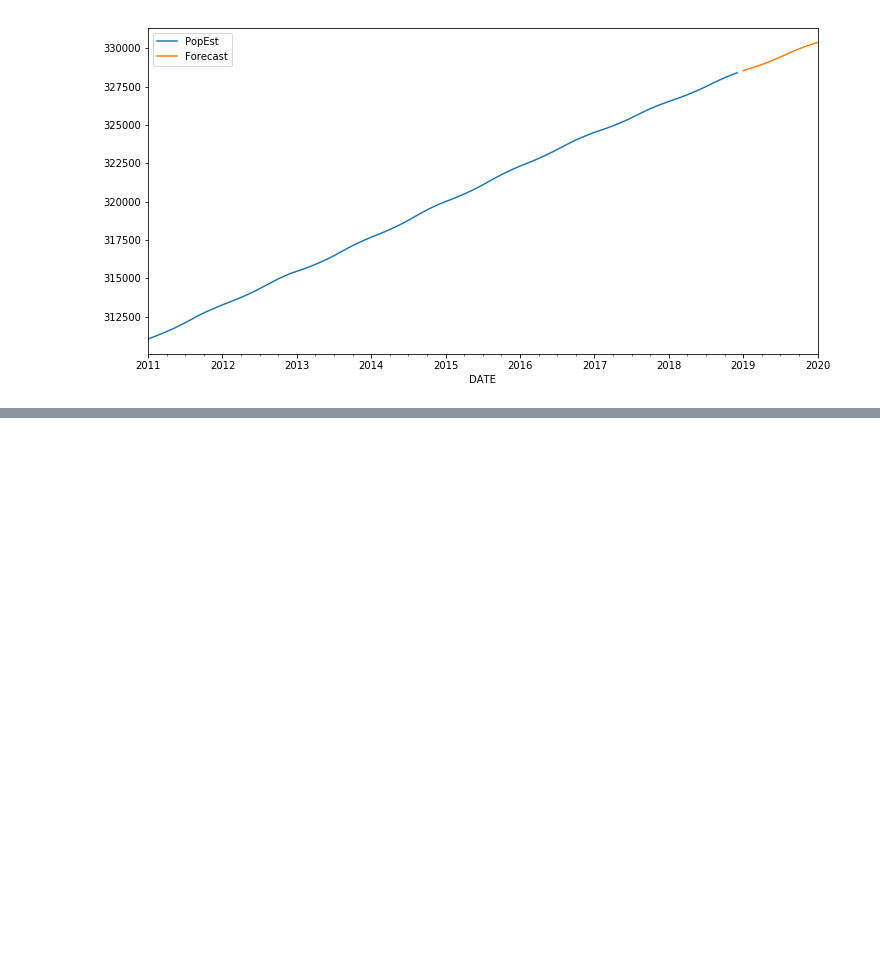
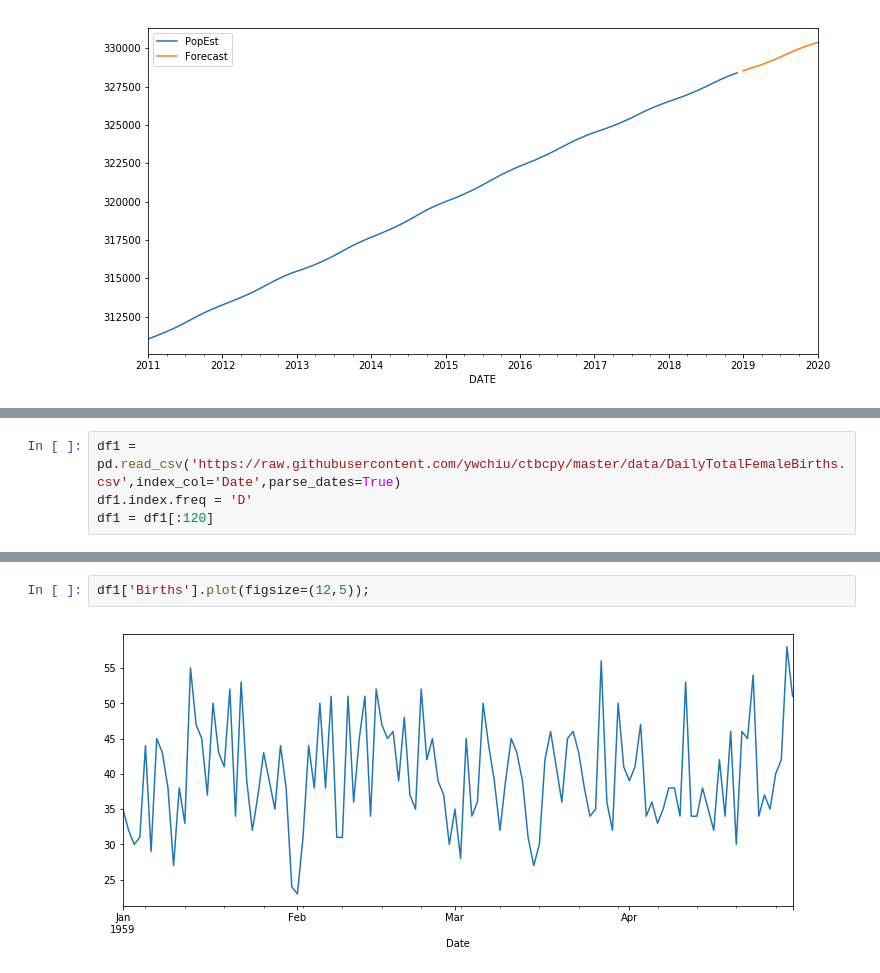
Before and after one commit to ywchiu/ctbcpy, a Jupyter notebook: Demo20190506.ipynb, the cells around one changed output, grey strips where cells are left out. Saved outputs shown, nothing was run; the diff lists cells and outputs as text; blank space fills up the shorter version.

```diff
--- a/Demo20190506.ipynb
+++ b/Demo20190506.ipynb
@@ -788,0 +938,4 @@ fcast.plot(legend=True,figsize=(12,6));
+# %%
+df1 = pd.read_csv('https://raw.githubusercontent.com/ywchiu/ctbcpy/master/data/DailyTotalFemaleBirths.csv',index_col='Date',parse_dates=True)
+df1.index.freq = 'D'
+df1 = df1[:120]
@@ -788,0 +1010,4 @@ fcast.plot(legend=True,figsize=(12,6));
+# %%
+df1['Births'].plot(figsize=(12,5));
+# %% [output]
+[figure, added]
```
Also changed, not shown: parts of 46 cells of this notebook, 1 other file.
